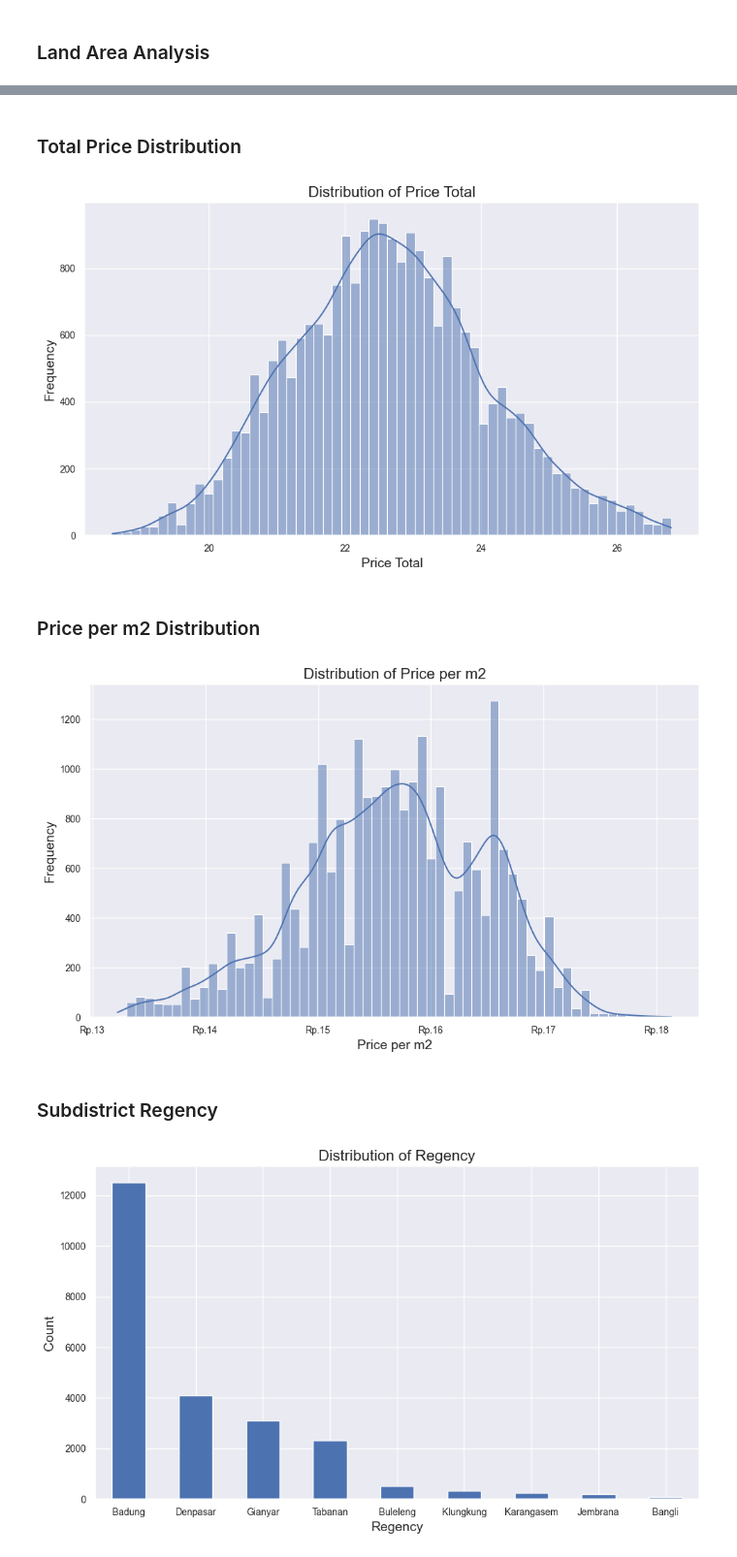
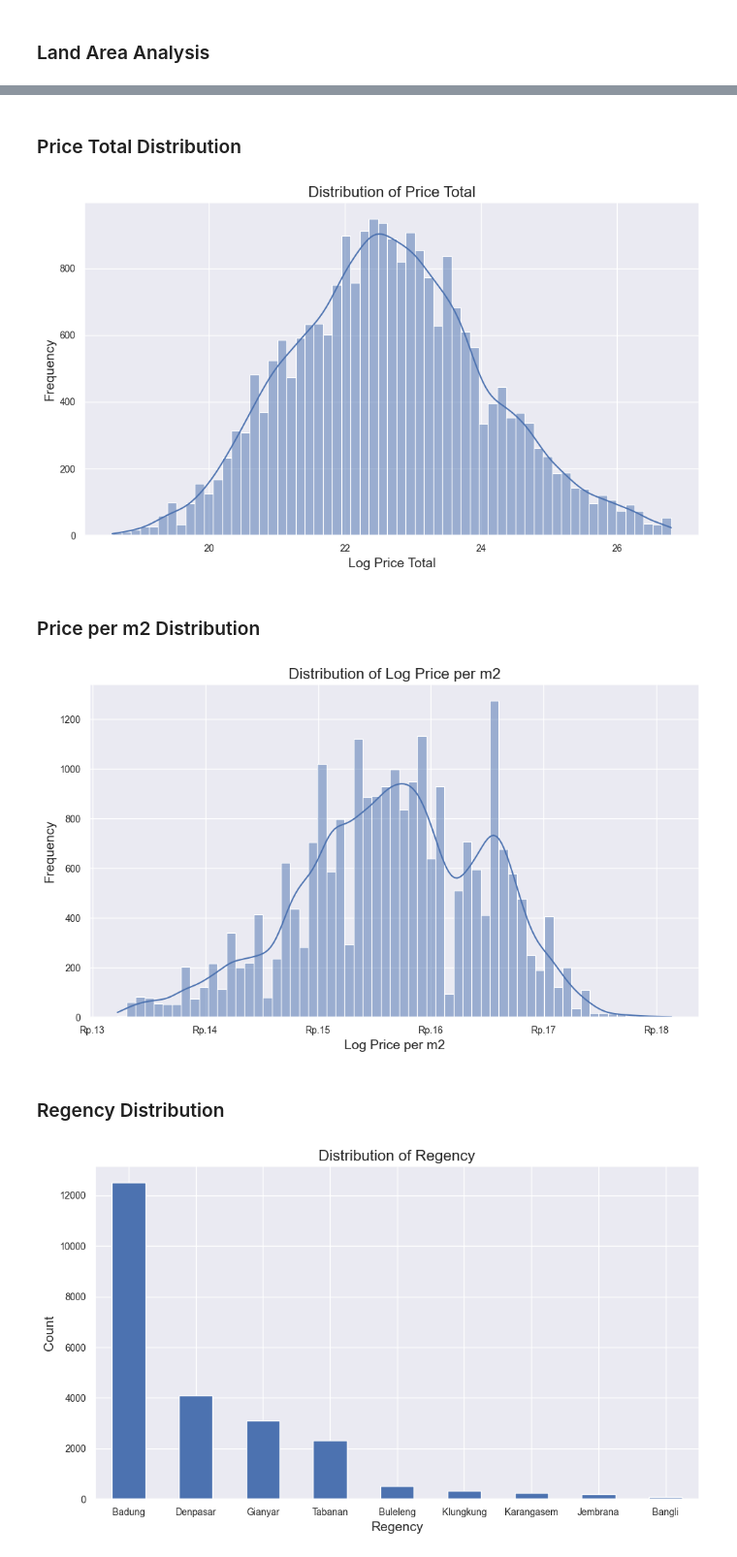
Before and after one commit to wahpram/DAV-Bali-Land-Price-Prediction, a Jupyter notebook: notebooks/data_analysis.ipynb, the cells around one changed output, grey strips where cells are left out. Shown at 97% size. Saved outputs shown, nothing was run; the diff lists cells and outputs as text; code cells hidden in the pictures.

```diff
--- a/notebooks/data_analysis.ipynb
+++ b/notebooks/data_analysis.ipynb
@@ -279,31 +324,31 @@ plt.show()
 # %% [markdown]
-### Total Price Distribution
+### Price Total Distribution
 # %%
 plt.figure(figsize=(10, 6))
 sns.histplot(df['log_price_total'], kde=True)
 plt.title('Distribution of Price Total')
-plt.xlabel('Price Total')
+plt.xlabel('Log Price Total')
 plt.ylabel('Frequency')
 # plt.gca().xaxis.set_major_formatter(formatter)
 plt.tight_layout()
 plt.show()
 # %% [output]
-[figure, old version]
+[figure, new version]
 # %% [markdown]
 ### Price per m2 Distribution
 # %%
 plt.figure(figsize=(10, 6))
 sns.histplot(df['log_price_per_m2'], kde=True)
-plt.title('Distribution of Price per m2')
-plt.xlabel('Price per m2')
+plt.title('Distribution of Log Price per m2')
+plt.xlabel('Log Price per m2')
 plt.ylabel('Frequency')
 plt.gca().xaxis.set_major_formatter(formatter)
 plt.tight_layout()
 plt.show()
 # %% [output]
-[figure, old version]
+[figure, new version]
 # %% [markdown]
-### Subdistrict Regency
+### Regency Distribution
 # %%
 plt.figure(figsize=(10, 6))
 df['regency'].value_counts().sort_values(ascending=False).plot(kind='bar')
```
Also changed, not shown: parts of 41 cells of this notebook, 6 other files.
